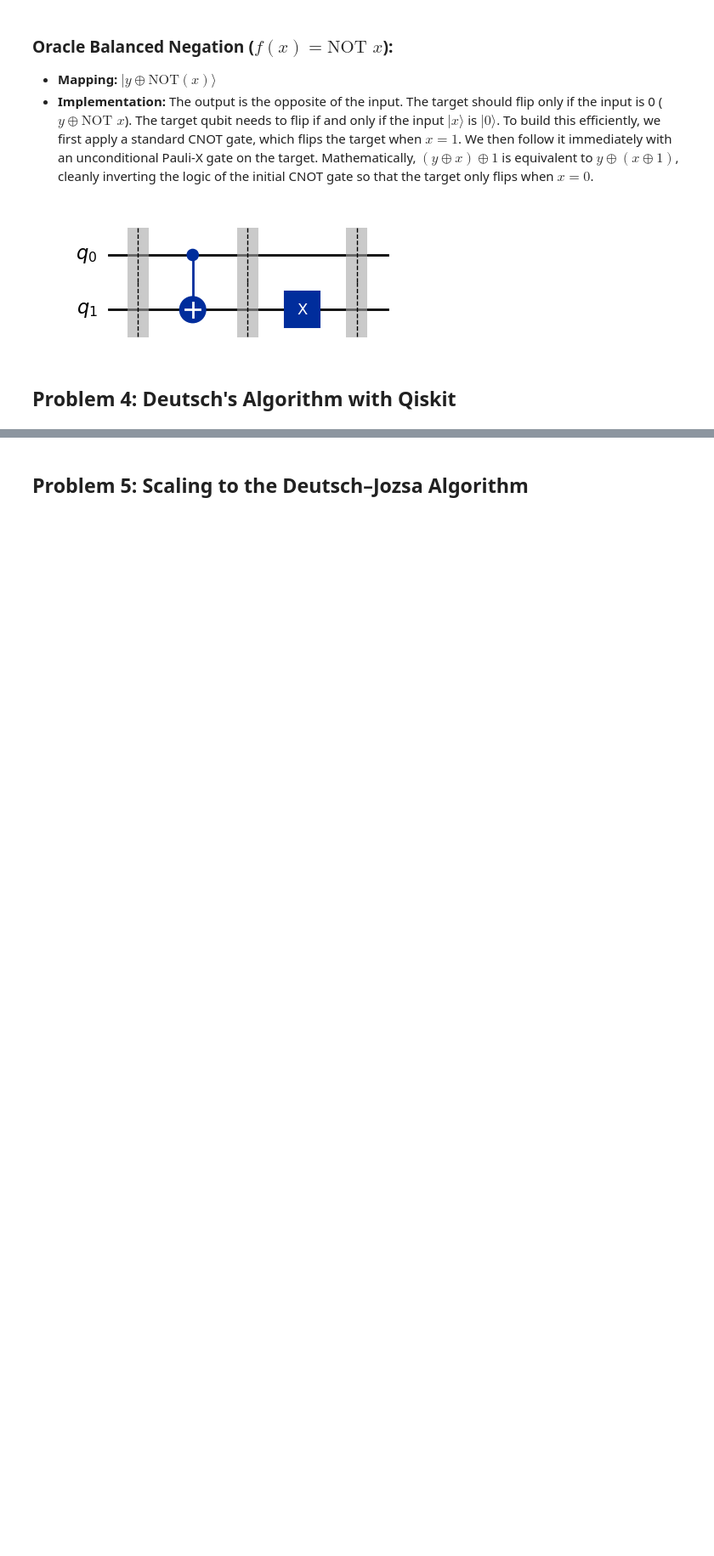
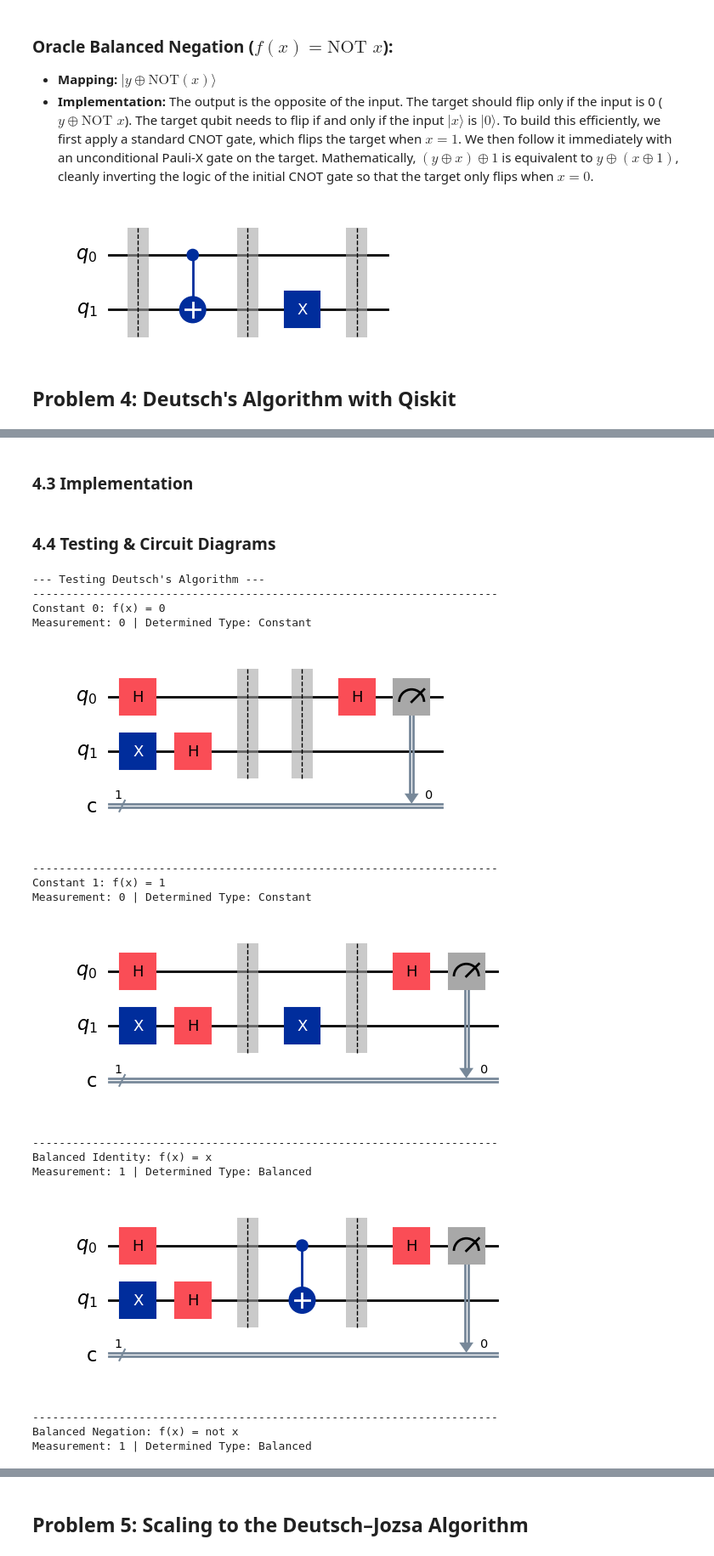
Before and after one commit to KarolisBz/emerging-technologies-assessment-g00417529, a Jupyter notebook: problems.ipynb, the cells around one changed output, grey strips where cells are left out. Shown at 85% size. Saved outputs shown, nothing was run; the diff lists cells and outputs as text; code cells hidden in the pictures; blank space fills up the shorter version.

Commit message:
Tested & drawn deutch algo circuits

```diff
--- a/problems.ipynb
+++ b/problems.ipynb
@@ -511,6 +515,8 @@ Finally, applying a Hadamard gate to the input qubit causes interference that de
 * **Balanced Function:** If $f(0) \oplus f(1) = 1$, the input qubit lands perfectly in the $|1\rangle$ state.
 
 By measuring the input qubit, we arrive at the correct outcome with a probability of 1, successfully determining the function's type with only one evaluation of the oracle.
+# %% [markdown]
+### 4.3 Implementation
 # %%
 def deutsch_algorithm_circuit(oracle: QuantumCircuit) -> QuantumCircuit:
     """
@@ -545,3 +551,57 @@ def deutsch_algorithm_circuit(oracle: QuantumCircuit) -> QuantumCircuit:
     qc.measure(0, 0)
 
     return qc
+# %% [markdown]
+### 4.4 Testing & Circuit Diagrams
+# %%
+# Grouping our oracles from Problem 3 into a dictionary for easy testing
+oracles = {
+    "Constant 0: f(x) = 0": oracle_constant_0(),
+    "Constant 1: f(x) = 1": oracle_constant_1(),
+    "Balanced Identity: f(x) = x": oracle_balanced_identity(),
+    "Balanced Negation: f(x) = not x": oracle_balanced_negation()
+}
+
+print("--- Testing Deutsch's Algorithm ---")
+
+# Iterating through each oracle, running the circuit, and interpreting the measurement
+for name, oracle_circuit in oracles.items():
+
+    # 1. Building the full circuit for the current oracle
+    full_qc = deutsch_algorithm_circuit(oracle_circuit)
+
+    # 2. Running the circuit on the AerSimulator (exactly 1 shot)
+    result = AerSimulator().run(full_qc, shots=1, memory=True).result()
+
+    # 3. Retrieving the single measurement from memory
+    measurement = result.get_memory()[0]
+
+    # 4. Interpreting the result based on the interference pattern
+    # 0 = Constructive interference = Constant
+    # 1 = Destructive interference = Balanced
+    determined_type = "Constant" if measurement == '0' else "Balanced"
+
+    # 5. Displaying the results
+    print("-"*70)
+    print(name)
+    print(f"Measurement: {measurement} | Determined Type: {determined_type}")
+
+    # Displaying full circuit for each oracle
+    display(full_qc.draw(output='mpl'))
+# %% [output]
+--- Testing Deutsch's Algorithm ---
+----------------------------------------------------------------------
+Constant 0: f(x) = 0
+Measurement: 0 | Determined Type: Constant
+[figure, added]
+----------------------------------------------------------------------
+Constant 1: f(x) = 1
+Measurement: 0 | Determined Type: Constant
+[figure, added]
+----------------------------------------------------------------------
+Balanced Identity: f(x) = x
+Measurement: 1 | Determined Type: Balanced
+[figure, added]
+----------------------------------------------------------------------
+Balanced Negation: f(x) = not x
+Measurement: 1 | Determined Type: Balanced
```
Also changed, not shown: parts of 9 cells of this notebook.
